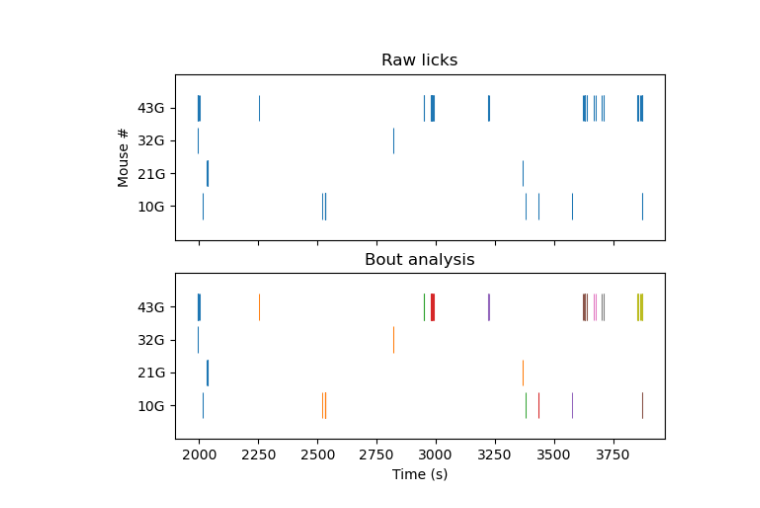
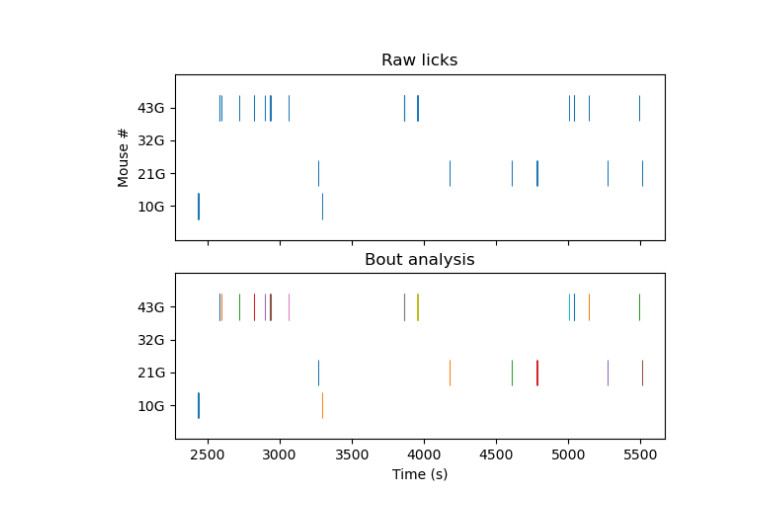
Before and after one commit to praneethnamburi/Photometry_and_Licks_BeyelerLab, a Jupyter notebook: notebooks/lick_analysis.ipynb, the cells around one changed output. Saved outputs shown, nothing was run; the diff lists cells and outputs as text; code cells hidden in the pictures.

```diff
--- a/notebooks/lick_analysis.ipynb
+++ b/notebooks/lick_analysis.ipynb
@@ -7,41 +7,44 @@ import beyelerlab as ab
 
 %matplotlib widget
 
-fdir = r'C:\Users\prane\Downloads\PhotoM groupe 1'
+# fdir = r'C:\Users\prane\Downloads\PhotoM groupe 1'
+fdir = r'C:\Users\prane\Downloads\Compulsive1G1'
+# fdir = r'C:\Users\prane\Downloads\BingeB1'
+
 default_params = {
     'file_types'        : ('lick_times', 'isos', 'GCaMP'), # add RCaMP (or similar) at the end if you have that
     'use_names_from'    : 'GCaMP', # source file for using mouse names
     'col_selector'      : 'Mouse', # I manually renamed your isos file to be consistent with columns in the GCaMP file
     'mouse_col_offset'  : 11,
     'bout_th'           : 10, # s
     'target_sr'         : 30, # Hz
     'discard_initial_s' : 15, # seconds
     'detrend_lambda'    : 1e6,
     'f_bandpass'        : (0.2, 6),
 }
 mouse_id = 'Mouse10G'
 
 
 d = ab.Dataset(fdir, **default_params)
 p = d.params
 
 _, ax = plt.subplots(2, 1, sharex=True, sharey=True)
 ax[0].eventplot([x() for x in d.lick_times.values()], linelengths=0.8)
 ax[0].set_ylabel('Mouse #')
 ax[0].set_title('Raw licks')
 
 for m_count, this_licktimes in enumerate(d.lick_times.values()):
     bout_classes = this_licktimes.bout_classes()
     for bout_class in np.unique(bout_classes):
         ax[1].eventplot(np.asarray(this_licktimes())[bout_classes == bout_class], color=f'C{bout_class-1}', lineoffsets=m_count, linelengths=0.8)
 ax[1].set_xlabel('Time (s)')
 ax[1].set_title('Bout analysis')
 
 for this_ax in ax:
     this_ax.set_yticks((0, 1, 2, 3))
     this_ax.set_yticklabels([x.removeprefix('Mouse') for x in d.mouse_names])
 # %% [output]
-[figure, old version]
+[figure, new version]
 # %%
 m = d(mouse_id).GCaMP
 m_ref = d(mouse_id).isos[m._t0 + p.discard_initial_s:].detrend_airPLS(p.detrend_lambda)
```
Also changed, not shown: parts of 4 cells of this notebook, 1 other file.
